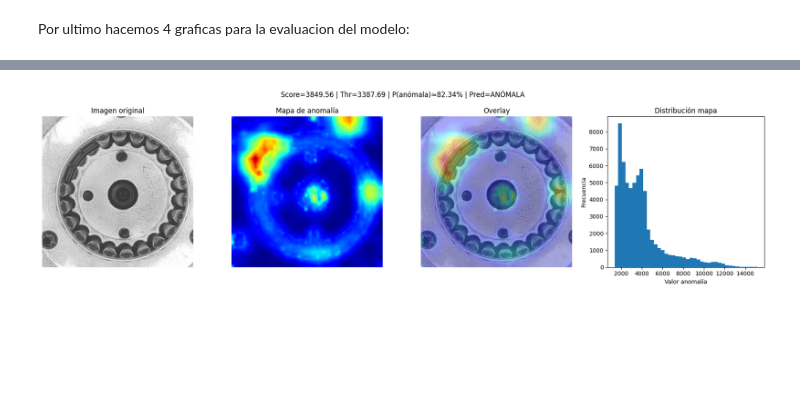
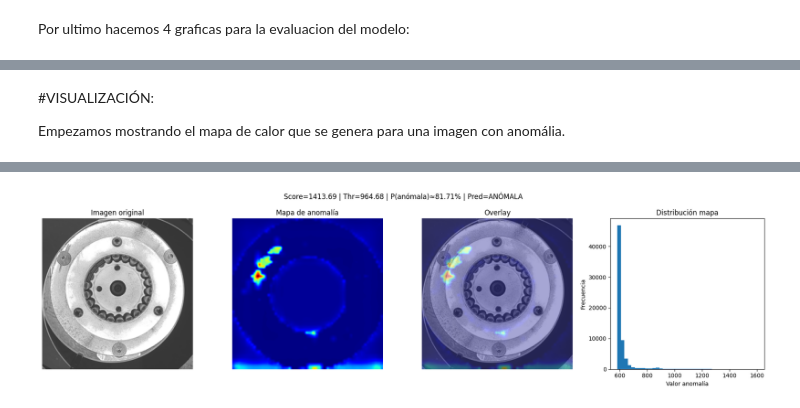
Before and after one commit to nereaalonsomolinero/Bearing_Anomaly_Detection, a Jupyter notebook: main.ipynb, the cells around one changed output, grey strips where cells are left out. Saved outputs shown, nothing was run; the diff lists cells and outputs as text; code cells hidden in the pictures; blank space fills up the shorter version.

```diff
--- a/main.ipynb
+++ b/main.ipynb
@@ -596,4 +640,14 @@ Se realiza la inferecia sobre los datos que se acaban de guardar calculando mapa
 # %%
+test_dataset = TestFolderDataset(TEST_ROOT, image_size=(256, 256))
+
+test_loader = DataLoader(
+    test_dataset,
+    batch_size=VAL_BATCH_SIZE,
+    shuffle=False,
+    num_workers=VAL_NUM_WORKERS,
+    pin_memory=torch.cuda.is_available()
+)
+
 all_scores = []
 all_labels = []
 all_paths = []
@@ -604,10 +658,10 @@ with torch.no_grad():
         images = images.to(device, non_blocking=True)
 
         # mapa de anomalía [B, 1, H, W]
-        anomaly_maps = val_model.anomaly_map(images, out_size=IMAGE_SIZE)
+        anomaly_maps = val_model.anomaly_map(images, out_size=(256, 256))
 
-        # score global por imagen = media del mapa
-        scores = anomaly_maps.mean(dim=(1, 2, 3))
+        # score
+        scores = anomaly_maps.flatten(1).topk(100, dim=1).values.mean(dim=1)
 
         all_scores.extend(scores.cpu().numpy().tolist())
         all_labels.extend(labels.numpy().tolist())
@@ -740,20 +808,28 @@ plt.show()
+# %% [markdown]
+#VISUALIZACIÓN:
+
+Empezamos mostrando el mapa de calor que se genera para una imagen con anomália.
 # %%
 #ruta de la imagen concreta
-IMAGE_PATH = "/content/drive/MyDrive/datasets/TestBearingPreprocess/ng/2026_04_13_09_29_50_667-ng-0.jpg"
-MODEL_PATH = "/content/drive/MyDrive/fastflow_checkpoints/fastflow_wide_trained.pth"
+IMAGE_PATH = "/content/drive/MyDrive/datasets/Test_bearing_images/NG/2026_04_13_09_29_50_667-ng-0.jpg"
 
-IMAGE_SIZE = (256, 256)
-DEVICE = torch.device("cuda" if torch.cuda.is_available() else "cpu")
+# Threshold obtenido en validación
+BEST_THRESHOLD = float(best_threshold)
 
-# Threshold obtenido en tu validación
-BEST_THRESHOLD = 3387.694336
-
-# Temperatura para convertir score -> pseudo-probabilidad
+# Temperatura para convertir score EN pseudo-probabilidad
 SIGMOID_TEMP = 300.0
 
-# TRANSFORM
-transform = transforms.Compose([
-    transforms.Resize(IMAGE_SIZE),
+inference_transform = transforms.Compose([
+    transforms.Lambda(lambda img: img.crop
+    ((285,225,950,900))),
+    transforms.Lambda(
+        lambda img: create_ring_mask(
+            img,
+            inner_radius=185,
+            outer_radius=320
+        )
+    ),
+    transforms.Resize((256, 256)),
     transforms.ToTensor(),
     transforms.Normalize(
         mean=[0.485, 0.456, 0.406],
@@ -761,37 +837,24 @@ transform = transforms.Compose([
     )
 ])
 
-# CARGAR MODELO
-val_model = FastFlow(
-    flow_steps=6,
-    flow_hidden_channels=256,
-    adapter_hidden_channels=(256, 512, 1024),
-    unfreeze_last_layer=True
-).to(DEVICE)
-
-state_dict = torch.load(MODEL_PATH, map_location=DEVICE)
-val_model.load_state_dict(state_dict)
-val_model.eval()
-
-print("Modelo cargado desde:", MODEL_PATH)
-
 # FUNCIÓN SIGMOIDE PARA PSEUDO-PROBABILIDAD
 def sigmoid(x):
     return 1.0 / (1.0 + np.exp(-x))
 
-# CARGAR IMAGEN
-il_img = Image.open(IMAGE_PATH).convert("RGB")
+# CARGAMOS IMAGEN
+pil_img = Image.open(IMAGE_PATH).convert("RGB")
 orig_w, orig_h = pil_img.size
 
-img_tensor = transform(pil_img).unsqueeze(0).to(DEVICE)
+img_tensor = inference_transform(pil_img).unsqueeze(0).to(device)
 
 # INFERENCIA
+val_model.eval()
 with torch.no_grad():
-    anomaly_map = val_model.anomaly_map(img_tensor, out_size=IMAGE_SIZE)  # [1,1,H,W]
-    anomaly_score = anomaly_map.mean(dim=(1, 2, 3)).item()
+    anomaly_map = val_model.anomaly_map(img_tensor, out_size=(256, 256))  # [1,1,H,W]
+    anomaly_score = anomaly_map.flatten(1).topk(100, dim=1).values.mean(dim=1).item()
 
 # MAPA DE CALOR
-heatmap = anomaly_map.squeeze().cpu().numpy()  # [H,W]
+heatmap = anomaly_map.squeeze().cpu().numpy()
 
 # Normalizar para visualización
 heatmap_norm = heatmap - heatmap.min()
@@ -803,8 +866,7 @@ heatmap_color = cv2.applyColorMap(heatmap_uint8, cv2.COLORMAP_JET)
 heatmap_color = cv2.cvtColor(heatmap_color, cv2.COLOR_BGR2RGB)
 
 # Imagen original redimensionada al tamaño del mapa
-orig_resized = pil_img.resize(IMAGE_SIZE)
-orig_np = np.array(orig_resized)
+orig_np = np.array(pil_img.resize((256, 256)))
 
 # Superposición
 overlay = cv2.addWeighted(orig_np, 0.65, heatmap_color, 0.35, 0)
@@ -824,7 +886,7 @@ print(f"Predicción              : {pred_label}")
 print(f"Prob. estimada anomalía : {prob_anomaly*100:.2f}%")
 print(f"Prob. estimada normal   : {prob_normal*100:.2f}%")
 
-# MOSTRAR RESULTADOS
+# MOSTRAMOS RESULTADOS
 plt.figure(figsize=(18, 5))
 
 plt.subplot(1, 4, 1)
@@ -867 +928 @@ Prob. estimada normal   : 17.66%
-[figure, old version]
+[figure, new version]
```
Also changed, not shown: parts of 44 cells of this notebook.
